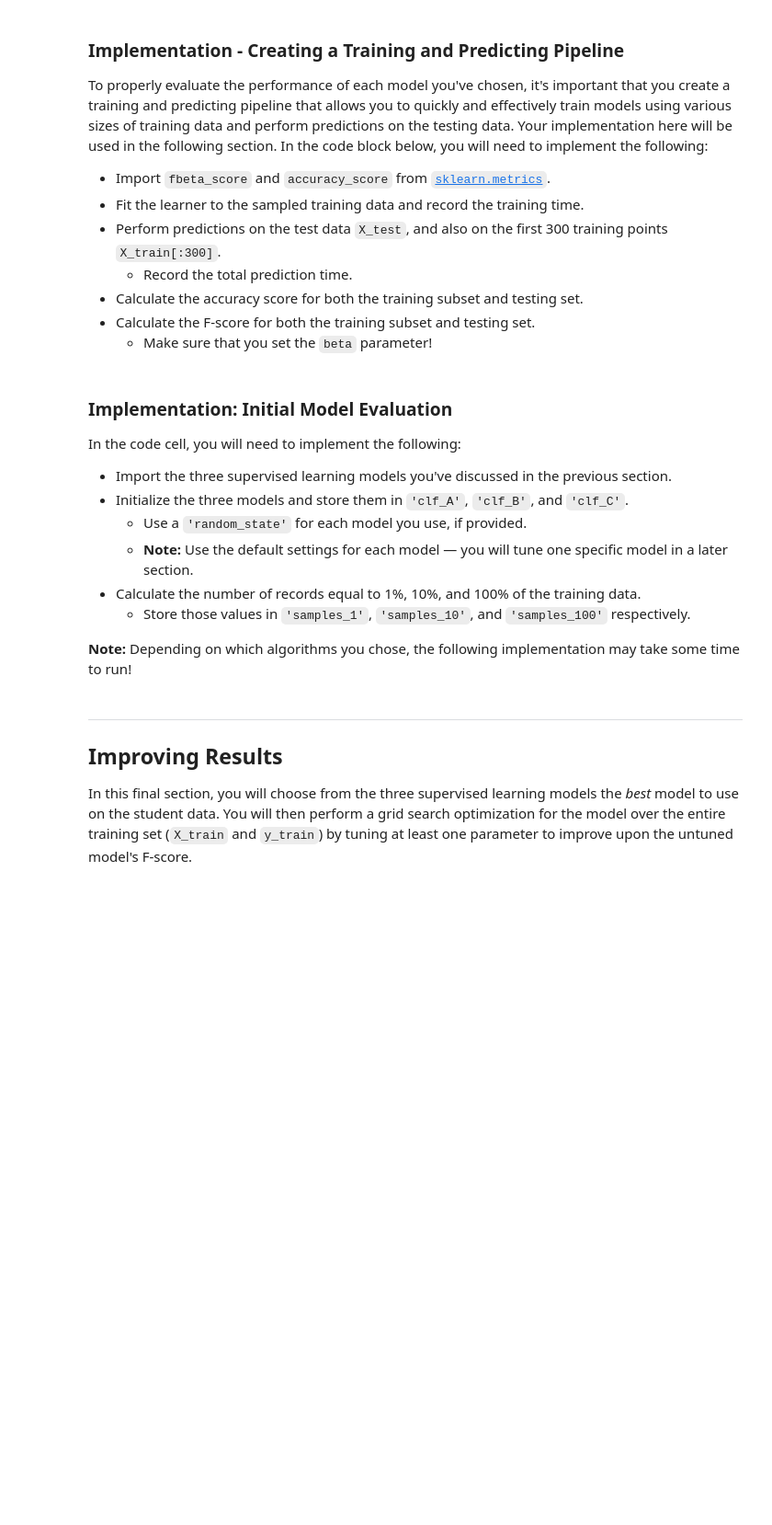
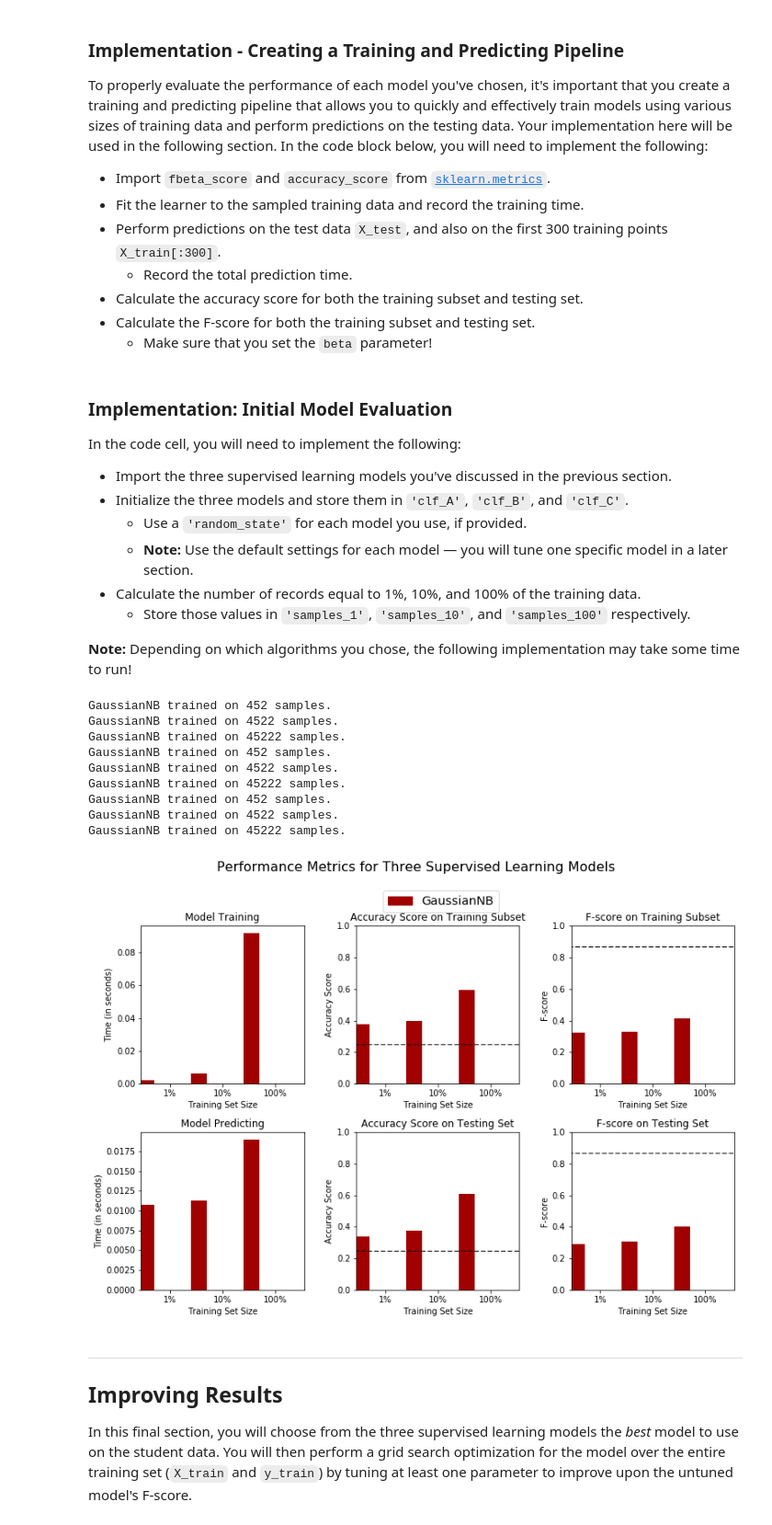
Before and after one commit to anilrajgr/udacity-machine-learning, a Jupyter notebook: projects/finding_donors/finding_donors.ipynb, the cells around one changed output. Shown at 92% size. Drawn from its saved outputs; the diff is of its cells as text; code cells hidden in the pictures; blank space fills up the shorter version.

```diff
--- a/projects/finding_donors/finding_donors.ipynb
+++ b/projects/finding_donors/finding_donors.ipynb
@@ -277,9 +277,10 @@ def train_predict(learner, sample_size, X_train, y_train, X_test, y_test):
     predictions_test = learner.predict(X_test)
     predictions_train = learner.predict(X_train[:300])
     end = time() # Get end time
+    type(start)
 
     # TODO: Calculate the total prediction time
-    results['pred_time'] = end - time
+    results['pred_time'] = end - start
 
     # TODO: Compute accuracy on the first 300 training samples
     results['acc_train'] = accuracy_score(y_train[:300], learner.predict(X_train[:300]))
@@ -311,28 +312,41 @@ In the code cell, you will need to implement the following:
 **Note:** Depending on which algorithms you chose, the following implementation may take some time to run!
 # %%
 # TODO: Import the three supervised learning models from sklearn
+from sklearn.naive_bayes import GaussianNB
+from sklearn.tree import DecisionTreeClassifier
 
 # TODO: Initialize the three models
-clf_A = None
-clf_B = None
-clf_C = None
+clf_A = GaussianNB(random_state = 0)
+clf_B = DecisionTreeClassifier(random_state = 0)
+clf_C = GaussianNB()
 
 # TODO: Calculate the number of samples for 1%, 10%, and 100% of the training data
-samples_1 = None
-samples_10 = None
-samples_100 = None
+samples_1 = int(0.01 * n_records)
+samples_10 = int(0.1 * n_records)
+samples_100 = n_records
 
 # Collect results on the learners
 results = {}
 for clf in [clf_A, clf_B, clf_C]:
     clf_name = clf.__class__.__name__
     results[clf_name] = {}
     for i, samples in enumerate([samples_1, samples_10, samples_100]):
         results[clf_name][i] = \
         train_predict(clf, samples, X_train, y_train, X_test, y_test)
 
 # Run metrics visualization for the three supervised learning models chosen
 vs.evaluate(results, accuracy, fscore)
+# %% [output]
+GaussianNB trained on 452 samples.
+GaussianNB trained on 4522 samples.
+GaussianNB trained on 45222 samples.
+GaussianNB trained on 452 samples.
+GaussianNB trained on 4522 samples.
+GaussianNB trained on 45222 samples.
+GaussianNB trained on 452 samples.
+GaussianNB trained on 4522 samples.
+GaussianNB trained on 45222 samples.
+[figure, added]
 # %% [markdown]
 ----
 ## Improving Results
```
